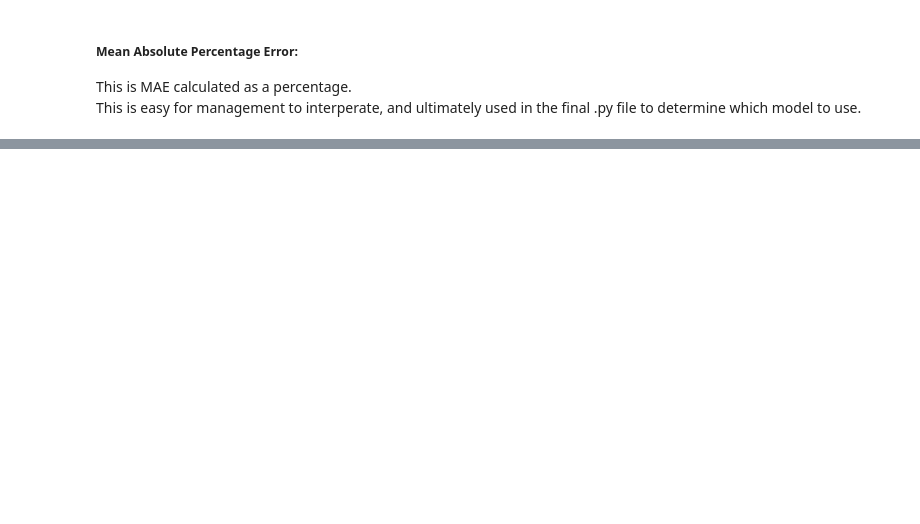
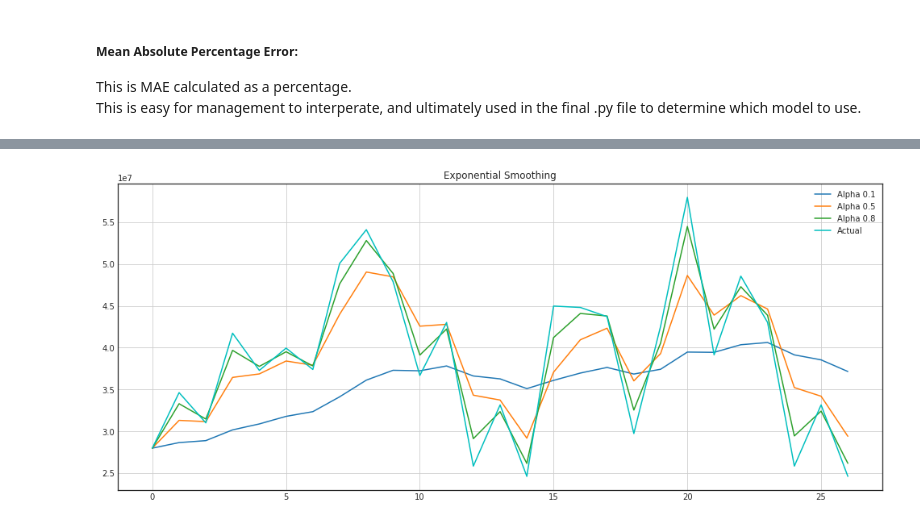
Before and after one commit to Jakefrda/Data_Science_Projects, a Jupyter notebook: TimeSeries_Finance/TimeSeries_Exploration.ipynb, the cells around one changed output, grey strips where cells are left out. Drawn from its saved outputs; the diff is of its cells as text; code cells hidden in the pictures; blank space fills up the shorter version.

```diff
--- a/TimeSeries_Finance/TimeSeries_Exploration.ipynb
+++ b/TimeSeries_Finance/TimeSeries_Exploration.ipynb
@@ -107,0 +216,44 @@ Starting with the hypothesis that tomorrow will be the same as today(very unlike
+# %%
+def exponential_smoothing(series, alpha):
+    """
+    :define: Exponential smoothing weights all of the observations, while exponentially
+        decreasing the weights as we move further back in time. Exponentiality is
+        hidden in the resuriveness of the function:
+
+        y-hat = a * y-not + (1-a) * (previous y-not)
+
+    :param series: pandas series with time stamps
+    :param alpha: float [0.0, 1.0], smoothing parameter.
+        The smaller alpha is, the more influence the previous observations have,
+        and the smoother the series is
+    :return: exponentially smoothed dataframe, predicts one observation in the future
+    """
+    result = [series[0]]  # first value is same as series
+    for n in range(1, len(series)):
+        result.append(alpha * series[n] + (1 - alpha) * result[n - 1])
+
+    return result
+
+# exponential_smoothing(rev_df.Revenue,.3)
+# %%
+
+def plotExponentialSmoothing(series, alphas):
+    """
+    :param series: dataset with timestamps
+    :param alphas: list of floats, smoothing parameters. The smaller alpha is, the more influence
+        the previous observations have, and the smoother the series is
+    :return: plot of exponentially smoothed dataframe, predicts one observation in the future
+    """
+    with plt.style.context('seaborn-white'):
+        plt.figure(figsize=(17, 7))
+        for alpha in alphas:
+            plt.plot(exponential_smoothing(series, alpha), label="Alpha {}".format(alpha))
+        plt.plot(series.values, "c", label="Actual")
+        plt.legend(loc="best")
+        plt.axis('tight')
+        plt.title("Exponential Smoothing")
+        plt.grid(True);
+
+plotExponentialSmoothing(rev_df.Revenue, [0.1, 0.5, 0.8])
+# %% [output]
+[figure, added]
```
Also changed, not shown: parts of 17 cells of this notebook.
